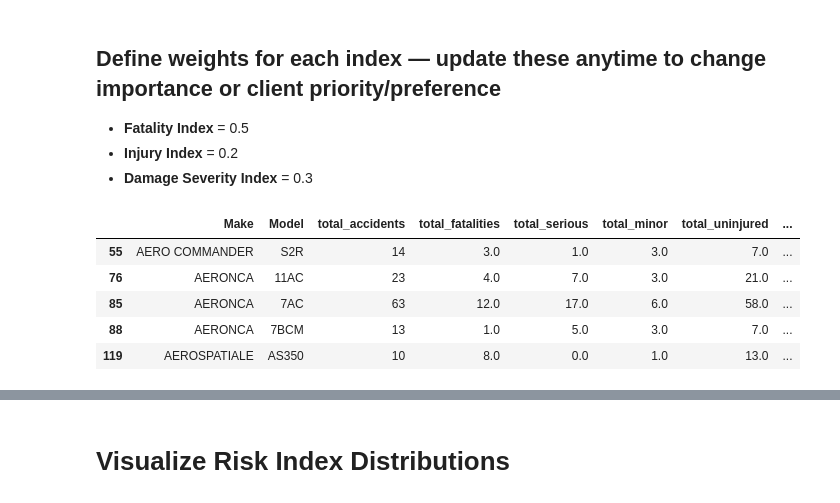
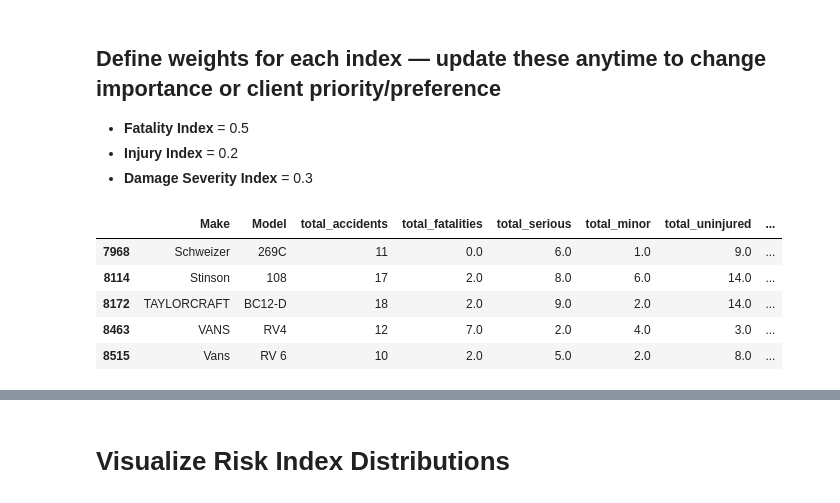
Before and after one commit to dkamash/dsc-phase-1-Aircraft-Investment, a Jupyter notebook: student.ipynb, the cells around one changed output, grey strips where cells are left out. Saved outputs shown, nothing was run; the diff lists cells and outputs as text; code cells hidden in the pictures.

```diff
--- a/student.ipynb
+++ b/student.ipynb
@@ -192,21 +192,21 @@ Index(['Make', 'Model', 'total_accidents', 'total_fatalities', 'total_serious',
 # %%
 # Define damage weights
 WEIGHTS = {
     'fatality_index': 0.5,
     'damage_severity_index': 0.3,
     'injury_index': 0.2
 }
 # Compute Risk score using weighted fatality, damage_severity and Injury indices
 model_summary_df['risk_score'] = (
     model_summary_df['fatality_index'] * WEIGHTS['fatality_index'] +
     model_summary_df['damage_severity_index'] * WEIGHTS['damage_severity_index'] +
     model_summary_df['injury_index'] * WEIGHTS['injury_index']
 )
-model_summary_df.head()
+model_summary_df.tail()
 # %% [output]
 |  | Make | Model | total_accidents | total_fatalities | total_serious | total_minor | total_uninjured | ... |
-| 55 | AERO COMMANDER | S2R | 14 | 3.0 | 1.0 | 3.0 | 7.0 | ... |
-| 76 | AERONCA | 11AC | 23 | 4.0 | 7.0 | 3.0 | 21.0 | ... |
-| 85 | AERONCA | 7AC | 63 | 12.0 | 17.0 | 6.0 | 58.0 | ... |
-| 88 | AERONCA | 7BCM | 13 | 1.0 | 5.0 | 3.0 | 7.0 | ... |
-| 119 | AEROSPATIALE | AS350 | 10 | 8.0 | 0.0 | 1.0 | 13.0 | ... |
+| 7968 | Schweizer | 269C | 11 | 0.0 | 6.0 | 1.0 | 9.0 | ... |
+| 8114 | Stinson | 108 | 17 | 2.0 | 8.0 | 6.0 | 14.0 | ... |
+| 8172 | TAYLORCRAFT | BC12-D | 18 | 2.0 | 9.0 | 2.0 | 14.0 | ... |
+| 8463 | VANS | RV4 | 12 | 7.0 | 2.0 | 4.0 | 3.0 | ... |
+| 8515 | Vans | RV 6 | 10 | 2.0 | 5.0 | 2.0 | 8.0 | ... |
```
Also changed, not shown: parts of 7 cells of this notebook, 4 other files.
